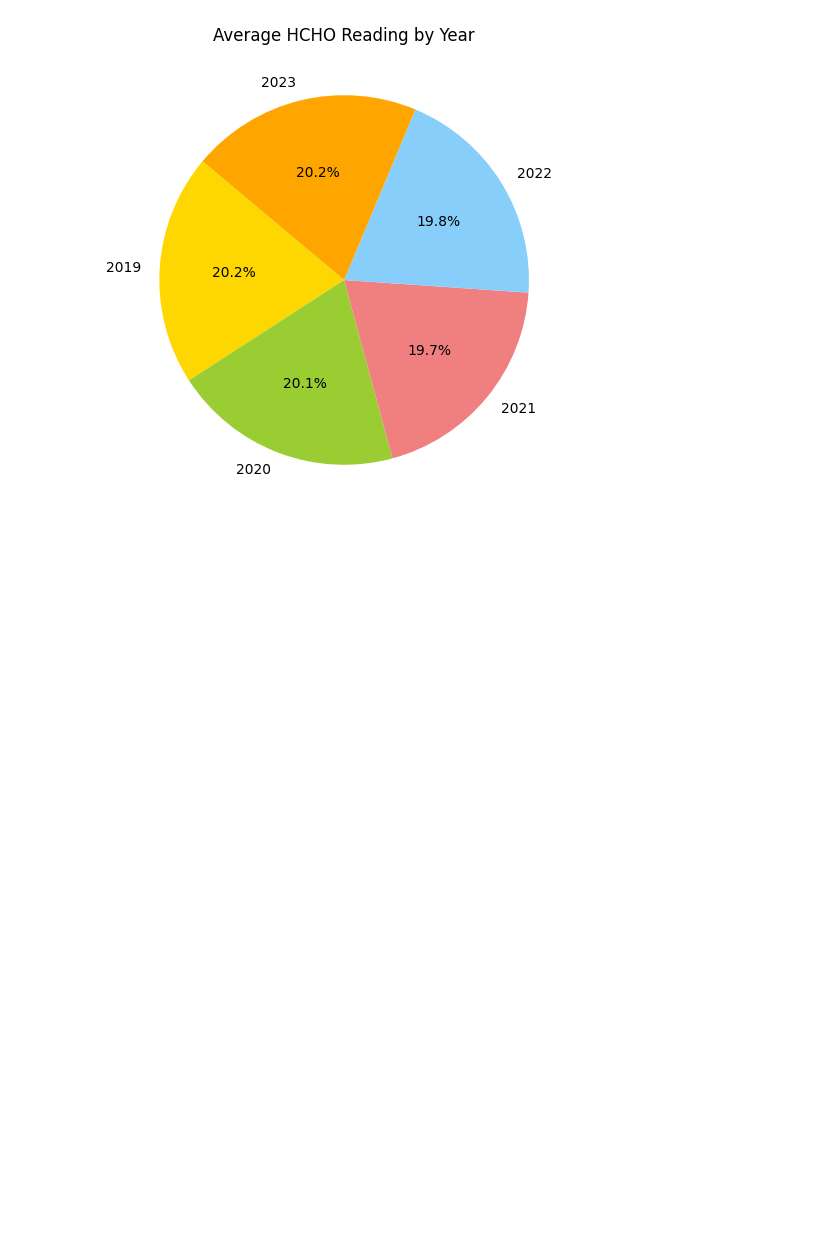
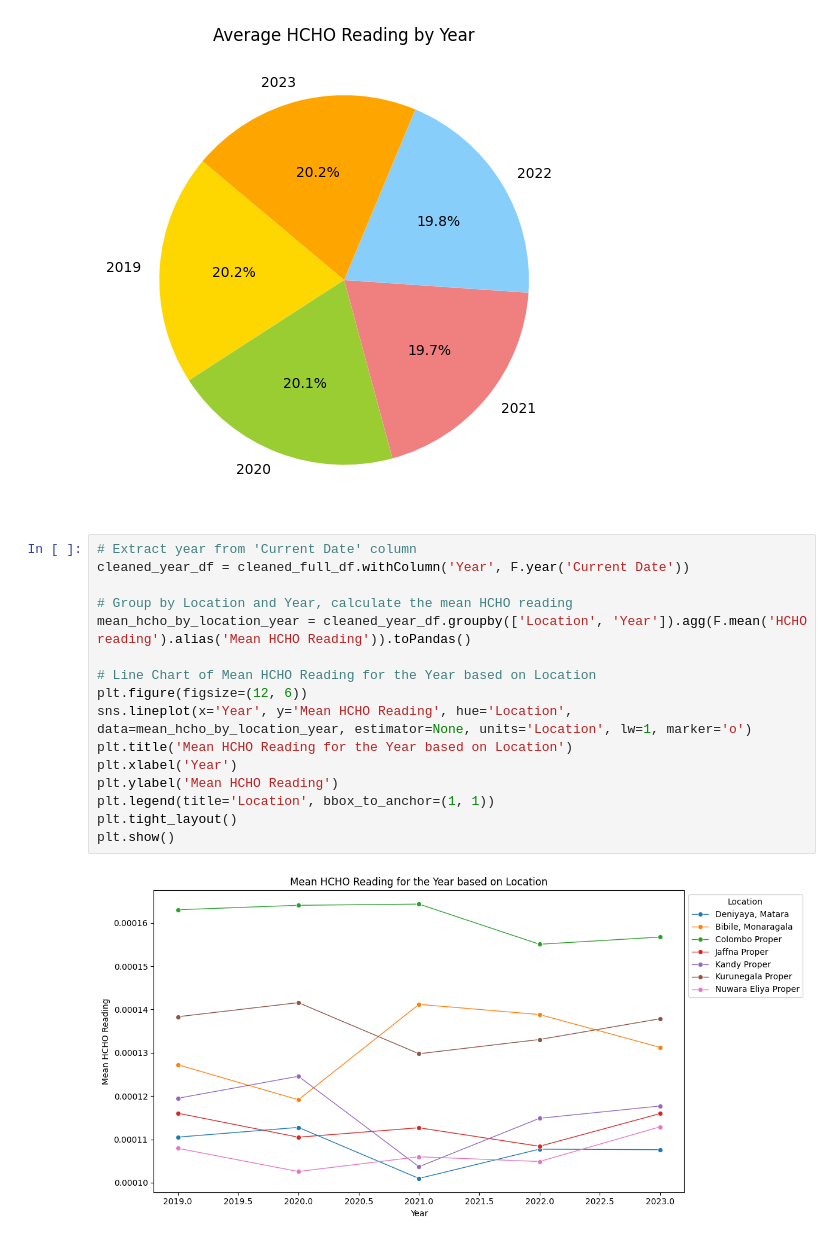
Before and after one commit to PehansiK/Analyzing-HCHO-Gas-in-Sri-Lanka, a Jupyter notebook: DataPreprocessing.ipynb, the cells around one changed output. Cells and saved outputs as stored; diff of their text form; blank space fills up the shorter version.

```diff
--- a/DataPreprocessing.ipynb
+++ b/DataPreprocessing.ipynb
@@ -527,3 +527,21 @@ plt.title('Average HCHO Reading by Year')
 plt.show()
 # %% [output]
 [figure]
+# %%
+# Extract year from 'Current Date' column
+cleaned_year_df = cleaned_full_df.withColumn('Year', F.year('Current Date'))
+
+# Group by Location and Year, calculate the mean HCHO reading
+mean_hcho_by_location_year = cleaned_year_df.groupby(['Location', 'Year']).agg(F.mean('HCHO reading').alias('Mean HCHO Reading')).toPandas()
+
+# Line Chart of Mean HCHO Reading for the Year based on Location
+plt.figure(figsize=(12, 6))
+sns.lineplot(x='Year', y='Mean HCHO Reading', hue='Location', data=mean_hcho_by_location_year, estimator=None, units='Location', lw=1, marker='o')
+plt.title('Mean HCHO Reading for the Year based on Location')
+plt.xlabel('Year')
+plt.ylabel('Mean HCHO Reading')
+plt.legend(title='Location', bbox_to_anchor=(1, 1))
+plt.tight_layout()
+plt.show()
+# %% [output]
+[figure, added]
```
Also changed, not shown: parts of 2 cells of this notebook.
